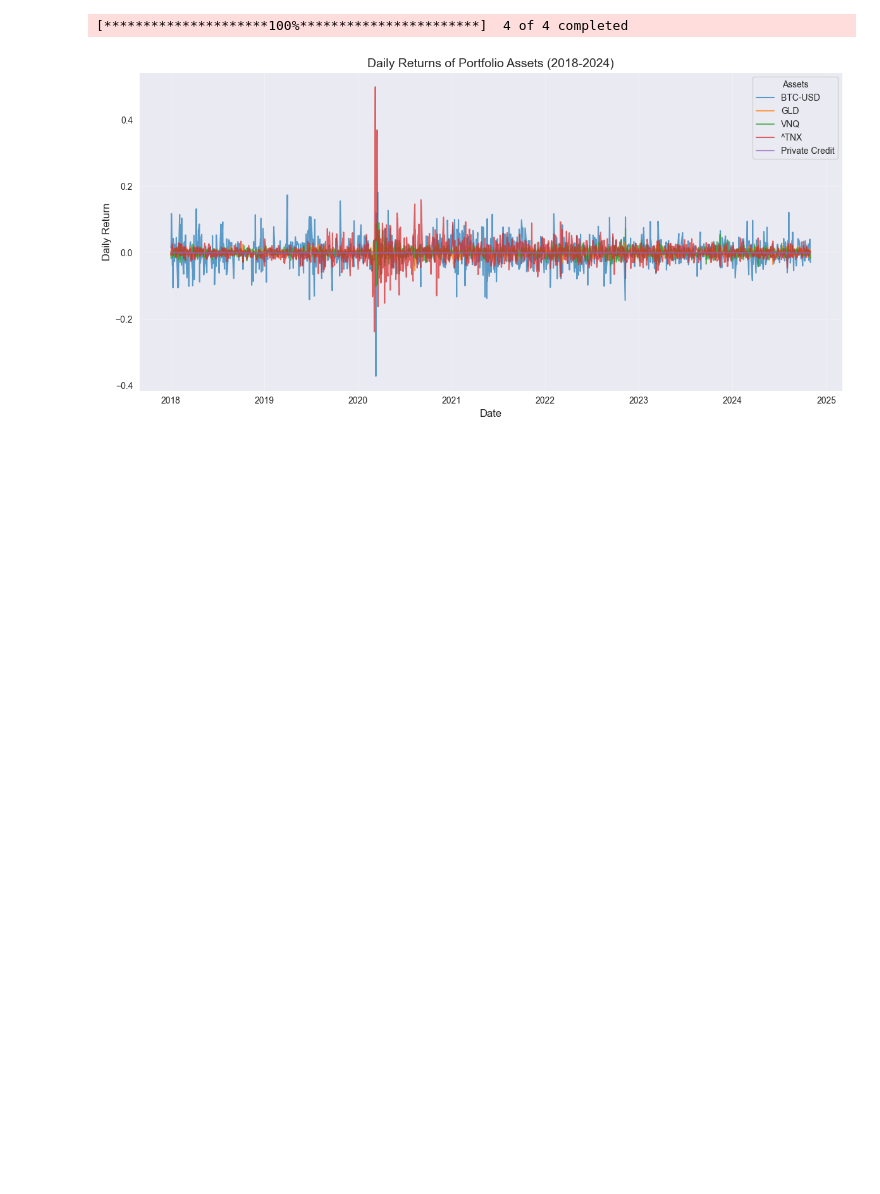
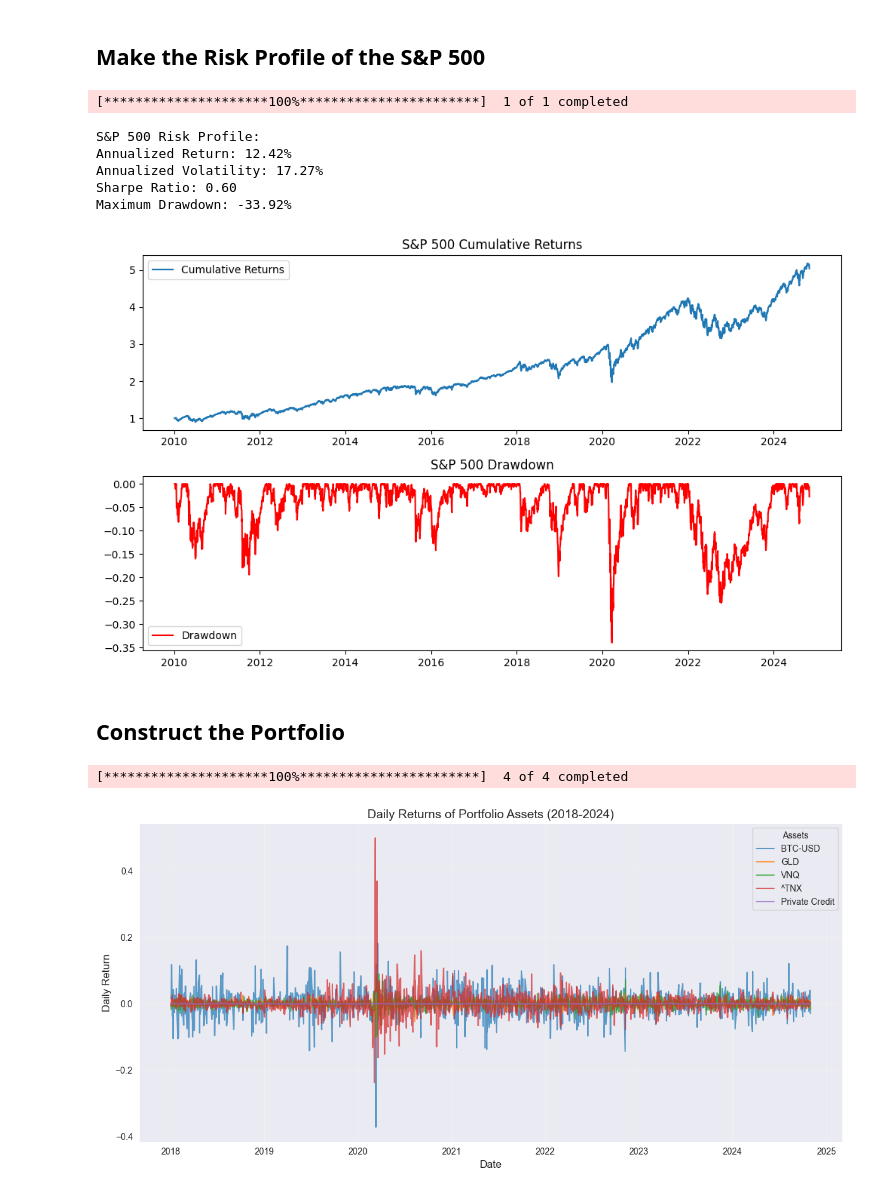
Before and after one commit to kpapmath/portfolio_analysis_new, a Jupyter notebook: portfolio.ipynb, the cells around one changed output. Drawn from its saved outputs; the diff is of its cells as text; code cells hidden in the pictures; blank space fills up the shorter version.

```diff
--- a/portfolio.ipynb
+++ b/portfolio.ipynb
@@ -5,6 +11,61 @@ import pandas as pd
 from scipy.optimize import minimize
 import matplotlib.pyplot as plt
 import seaborn as sns
+# %% [markdown]
+## Make the Risk Profile of the S&P 500
+# %%
+# Fetch historical data for S&P 500
+sp500 = yf.download("^GSPC", start="2010-01-01", end="2024-11-01")['Adj Close']
+
+# Calculate daily and annualized returns
+daily_returns_sp500 = sp500.pct_change().dropna()
+annualized_return_sp500 = np.mean(daily_returns_sp500) * 252
+annualized_volatility_sp500 = daily_returns_sp500['^GSPC'].std() * np.sqrt(252)
+# %% [output]
+[*********************100%***********************]  1 of 1 completed
+# %%
+# Risk-free rate (assume 2% for Sharpe Ratio calculation)
+risk_free_rate = 0.02
+
+# Calculate Sharpe Ratio
+sharpe_ratio_sp500 = (annualized_return_sp500 - risk_free_rate) / annualized_volatility_sp500
+
+# Calculate Maximum Drawdown
+cumulative_returns_sp500 = (1 + daily_returns_sp500).cumprod()
+peak = cumulative_returns_sp500.cummax()
+drawdown = (cumulative_returns_sp500 - peak) / peak
+max_drawdown = drawdown.min()
+# %%
+# Print results
+print("S&P 500 Risk Profile:")
+print(f"Annualized Return: {annualized_return_sp500 * 100:.2f}%")
+print(f"Annualized Volatility: {annualized_volatility_sp500 * 100:.2f}%")
+print(f"Sharpe Ratio: {sharpe_ratio_sp500:.2f}")
+print(f"Maximum Drawdown: {max_drawdown.iloc[0] * 100:.2f}%")
+# %% [output]
+S&P 500 Risk Profile:
+Annualized Return: 12.42%
+Annualized Volatility: 17.27%
+Sharpe Ratio: 0.60
+Maximum Drawdown: -33.92%
+# %%
+# Visualize the cumulative returns and drawdowns
+plt.figure(figsize=(10, 6))
+plt.subplot(2, 1, 1)
+plt.plot(cumulative_returns_sp500, label="Cumulative Returns")
+plt.title("S&P 500 Cumulative Returns")
+plt.legend()
+
+plt.subplot(2, 1, 2)
+plt.plot(drawdown, label="Drawdown", color="red")
+plt.title("S&P 500 Drawdown")
+plt.legend()
+plt.tight_layout()
+plt.show()
+# %% [output]
+[figure, added]
+# %% [markdown]
+## Construct the Portfolio
 # %%
 # Step 1: Fetch historical data for selected assets
 # Assets chosen: 10-year Treasury bond (proxy for bonds), gold (GLD), Bitcoin (BTC-USD), and real estate (VNQ)
```
Also changed, not shown: parts of 2 cells of this notebook.
